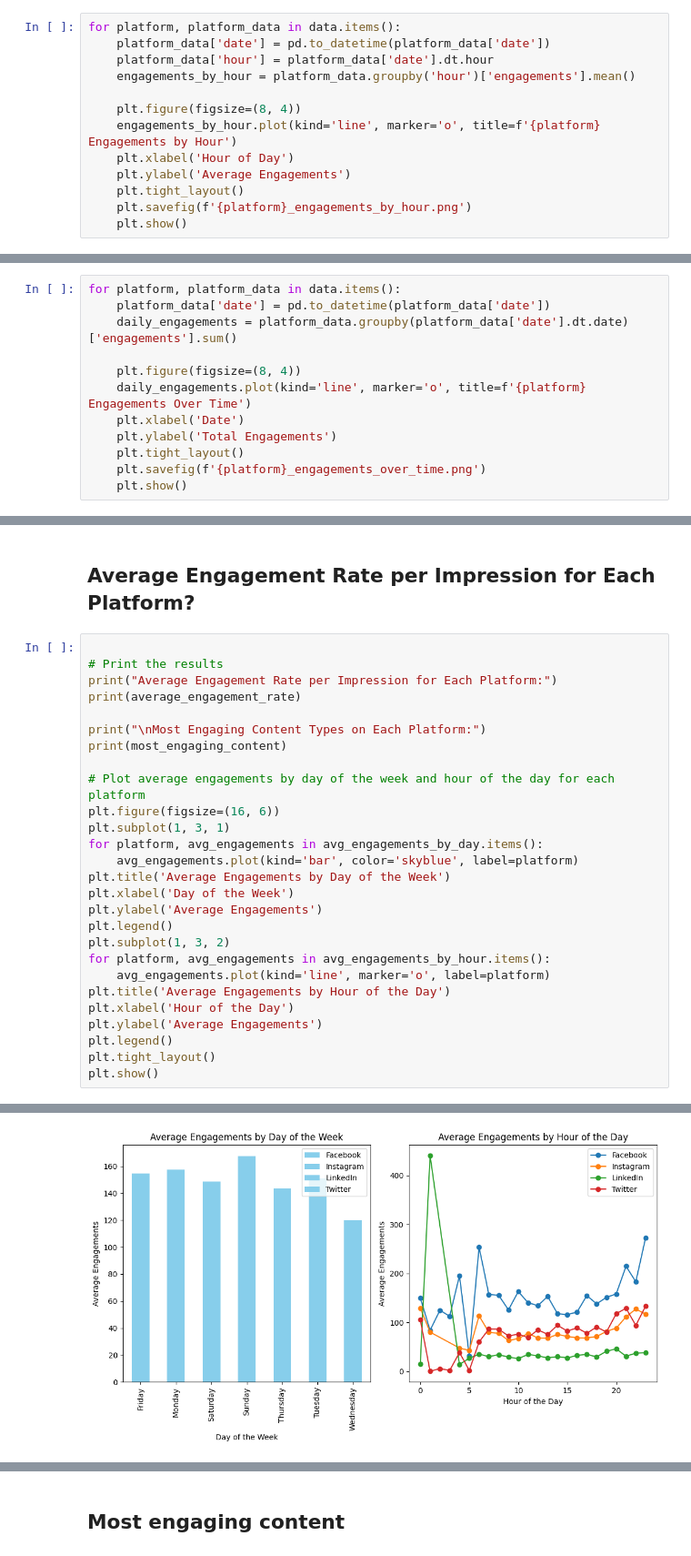
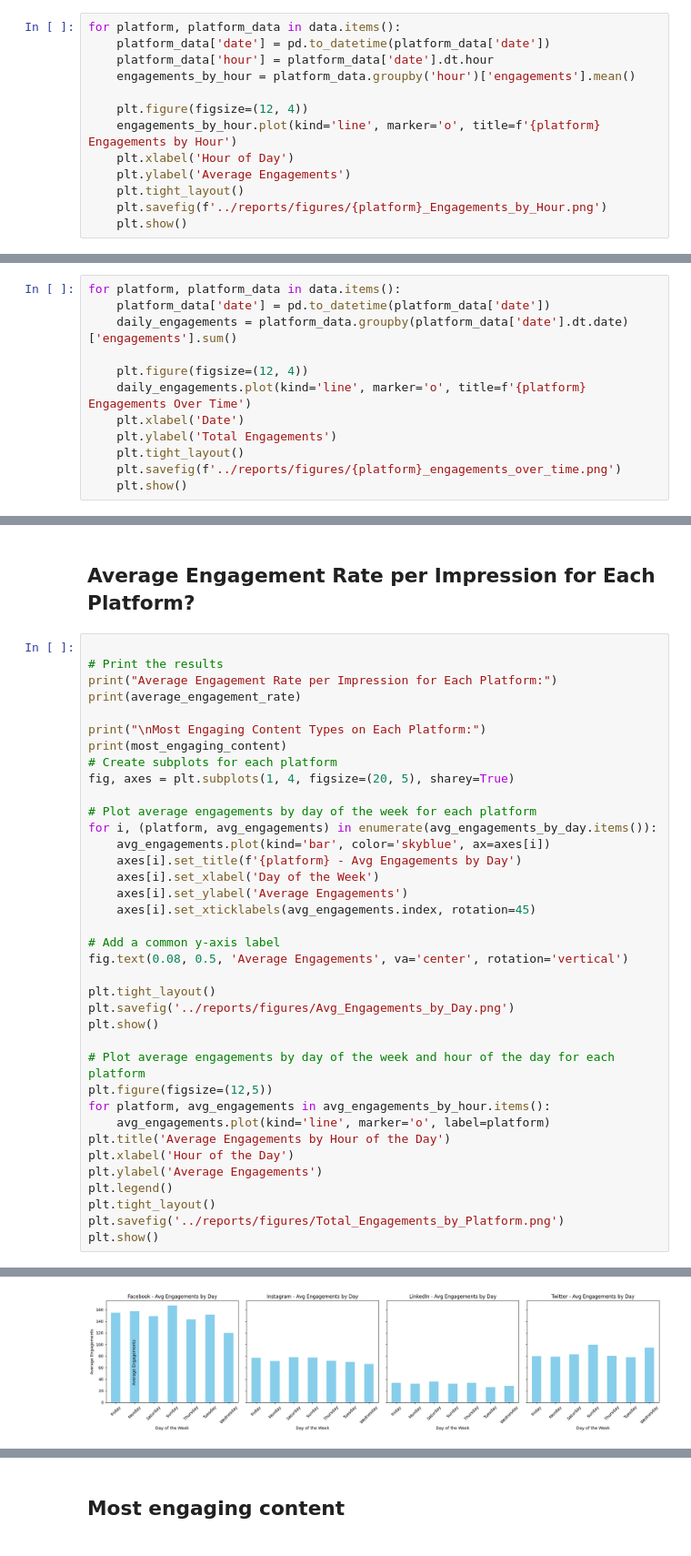
Before and after one commit to kelly146/stanbic, a Jupyter notebook: notebooks/Q&A.ipynb, the cells around one changed output, grey strips where cells are left out. Shown at 91% size. Saved outputs shown, nothing was run; the diff lists cells and outputs as text.

```diff
--- a/notebooks/Q&A.ipynb
+++ b/notebooks/Q&A.ipynb
@@ -69,11 +72,11 @@ for platform, platform_data in data.items():
     platform_data['hour'] = platform_data['date'].dt.hour
     engagements_by_hour = platform_data.groupby('hour')['engagements'].mean()
 
-    plt.figure(figsize=(8, 4))
+    plt.figure(figsize=(12, 4))
     engagements_by_hour.plot(kind='line', marker='o', title=f'{platform} Engagements by Hour')
     plt.xlabel('Hour of Day')
     plt.ylabel('Average Engagements')
     plt.tight_layout()
-    plt.savefig(f'{platform}_engagements_by_hour.png')
+    plt.savefig(f'../reports/figures/{platform}_Engagements_by_Hour.png')
     plt.show()
 # %% [output]
@@ -88,11 +91,11 @@ for platform, platform_data in data.items():
     platform_data['date'] = pd.to_datetime(platform_data['date'])
     daily_engagements = platform_data.groupby(platform_data['date'].dt.date)['engagements'].sum()
 
-    plt.figure(figsize=(8, 4))
+    plt.figure(figsize=(12, 4))
     daily_engagements.plot(kind='line', marker='o', title=f'{platform} Engagements Over Time')
     plt.xlabel('Date')
     plt.ylabel('Total Engagements')
     plt.tight_layout()
-    plt.savefig(f'{platform}_engagements_over_time.png')
+    plt.savefig(f'../reports/figures/{platform}_engagements_over_time.png')
     plt.show()
 # %% [output]
@@ -171,34 +175,44 @@ for platform, platform_data in data.items():
 # %%
 
 # Print the results
 print("Average Engagement Rate per Impression for Each Platform:")
 print(average_engagement_rate)
 
 print("\nMost Engaging Content Types on Each Platform:")
 print(most_engaging_content)
+# Create subplots for each platform
+fig, axes = plt.subplots(1, 4, figsize=(20, 5), sharey=True)
+
+# Plot average engagements by day of the week for each platform
+for i, (platform, avg_engagements) in enumerate(avg_engagements_by_day.items()):
+    avg_engagements.plot(kind='bar', color='skyblue', ax=axes[i])
+    axes[i].set_title(f'{platform} - Avg Engagements by Day')
+    axes[i].set_xlabel('Day of the Week')
+    axes[i].set_ylabel('Average Engagements')
+    axes[i].set_xticklabels(avg_engagements.index, rotation=45)
+
+# Add a common y-axis label
+fig.text(0.08, 0.5, 'Average Engagements', va='center', rotation='vertical')
+
+plt.tight_layout()
+plt.savefig('../reports/figures/Avg_Engagements_by_Day.png')
+plt.show()
 
 # Plot average engagements by day of the week and hour of the day for each platform
-plt.figure(figsize=(16, 6))
-plt.subplot(1, 3, 1)
-for platform, avg_engagements in avg_engagements_by_day.items():
-    avg_engagements.plot(kind='bar', color='skyblue', label=platform)
-plt.title('Average Engagements by Day of the Week')
-plt.xlabel('Day of the Week')
-plt.ylabel('Average Engagements')
-plt.legend()
-plt.subplot(1, 3, 2)
+plt.figure(figsize=(12,5))
 for platform, avg_engagements in avg_engagements_by_hour.items():
     avg_engagements.plot(kind='line', marker='o', label=platform)
 plt.title('Average Engagements by Hour of the Day')
 plt.xlabel('Hour of the Day')
 plt.ylabel('Average Engagements')
 plt.legend()
 plt.tight_layout()
+plt.savefig('../reports/figures/Total_Engagements_by_Platform.png')
 plt.show()
 # %% [output]
 Average Engagement Rate per Impression for Each Platform:
 {'Facebook': 0.0, 'Instagram': 0.0, 'LinkedIn': 0.0, 'Twitter': 0.0}
 
 Most Engaging Content Types on Each Platform:
 {'Facebook': 'Text', 'Instagram': 'Carousel', 'LinkedIn': 'Document', 'Twitter': 'Video'}
-[figure, old version]
+[figure, new version]
```
Also changed, not shown: parts of 6 cells of this notebook, 27 other files.
